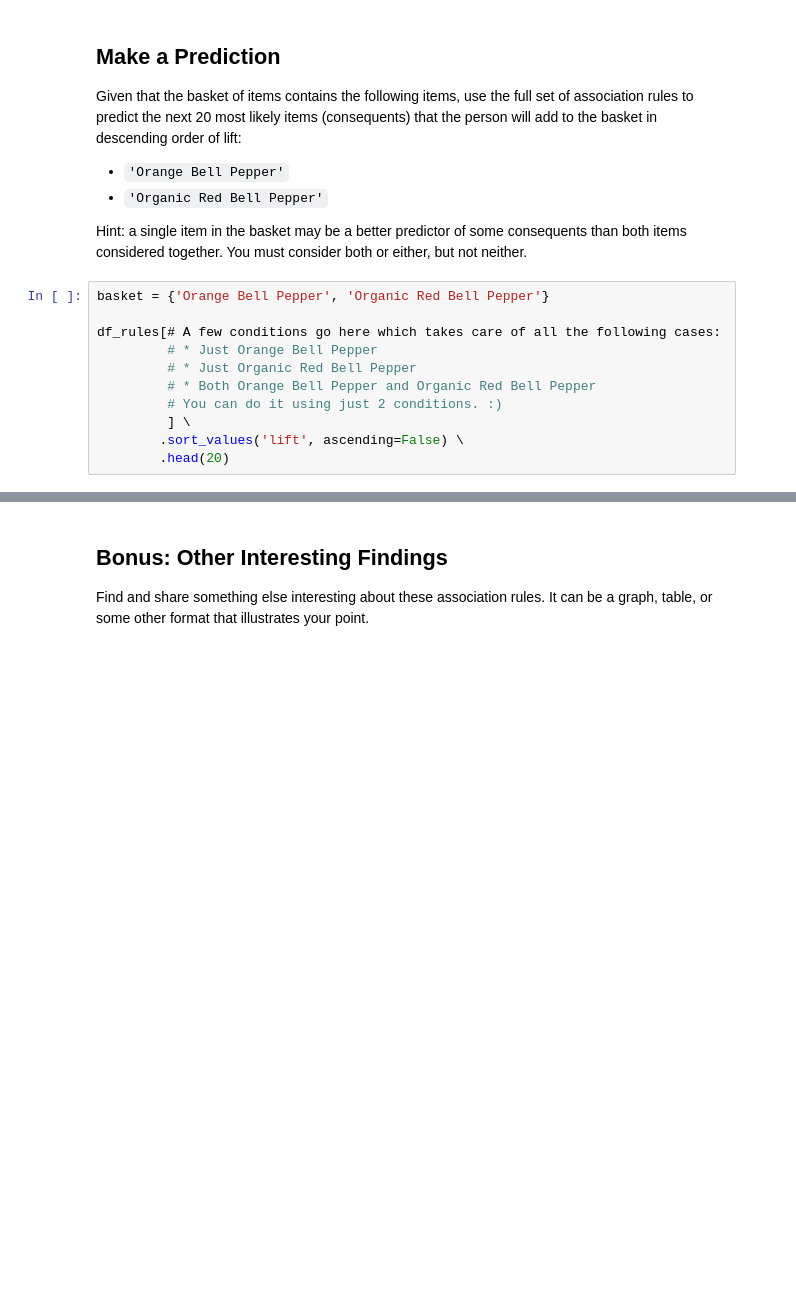
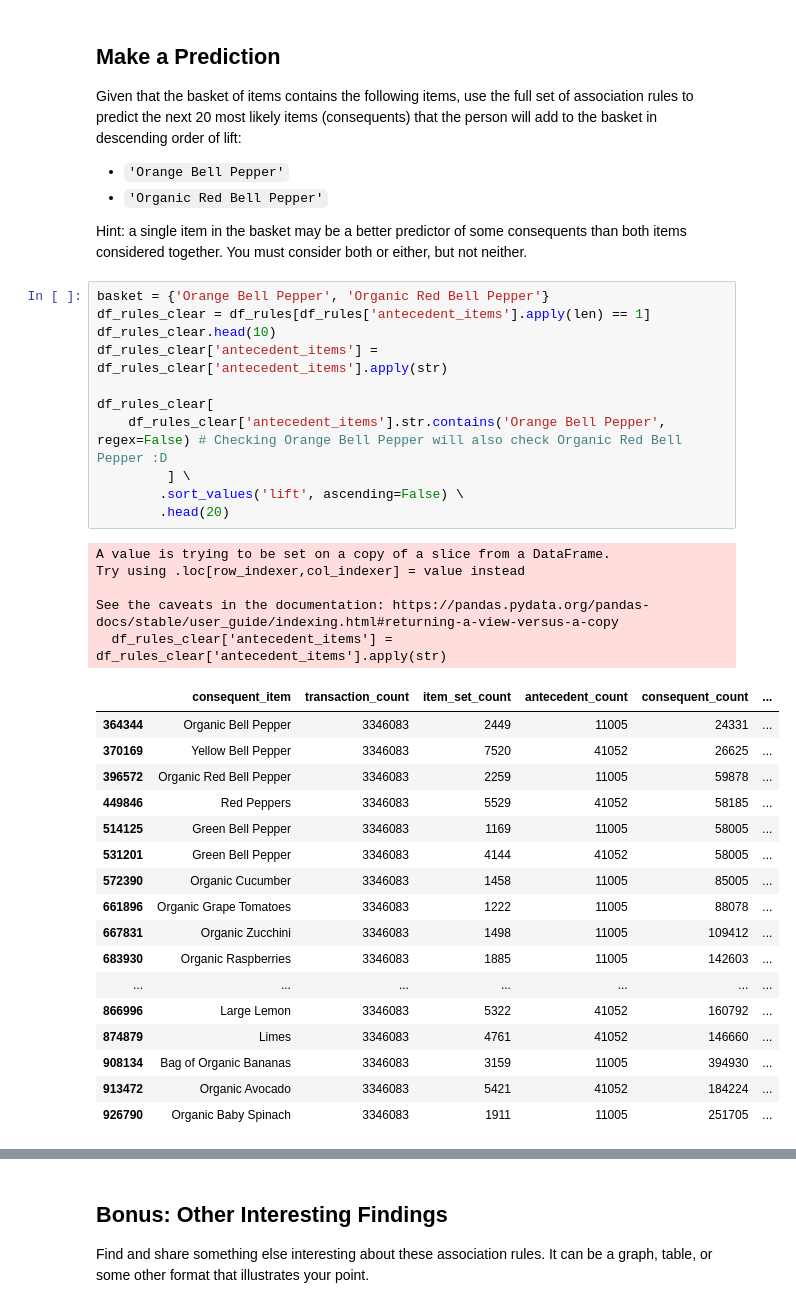
Before and after one commit to jaynopponep/my-fork-2024-DS-Tue, a Jupyter notebook: Week-05-Unsupervised-Learning/Jay-Exercise.ipynb, the cells around one changed output, grey strips where cells are left out. Saved outputs shown, nothing was run; the diff lists cells and outputs as text; blank space fills up the shorter version.

```diff
--- a/Week-05-Unsupervised-Learning/Jay-Exercise.ipynb
+++ b/Week-05-Unsupervised-Learning/Jay-Exercise.ipynb
@@ -202,14 +202,37 @@ Given that the basket of items contains the following items, use the full set of
 * `'Organic Red Bell Pepper'`
 
 Hint: a single item in the basket may be a better predictor of some consequents than both items considered together. You must consider both or either, but not neither.
-# %%
-basket = {'Orange Bell Pepper', 'Organic Red Bell Pepper'}
-
-df_rules[# A few conditions go here which takes care of all the following cases:
-         # * Just Orange Bell Pepper
-         # * Just Organic Red Bell Pepper
-         # * Both Orange Bell Pepper and Organic Red Bell Pepper
-         # You can do it using just 2 conditions. :)
-         ] \
-        .sort_values('lift', ascending=False) \
-        .head(20)
+# %%
+basket = {'Orange Bell Pepper', 'Organic Red Bell Pepper'}
+df_rules_clear = df_rules[df_rules['antecedent_items'].apply(len) == 1]
+df_rules_clear.head(10)
+df_rules_clear['antecedent_items'] = df_rules_clear['antecedent_items'].apply(str)
+
+df_rules_clear[
+    df_rules_clear['antecedent_items'].str.contains('Orange Bell Pepper', regex=False) # Checking Orange Bell Pepper will also check Organic Red Bell Pepper :D
+         ] \
+        .sort_values('lift', ascending=False) \
+        .head(20)
+# %% [output]
+A value is trying to be set on a copy of a slice from a DataFrame.
+Try using .loc[row_indexer,col_indexer] = value instead
+
+See the caveats in the documentation: https://pandas.pydata.org/pandas-docs/stable/user_guide/indexing.html#returning-a-view-versus-a-copy
+  df_rules_clear['antecedent_items'] = df_rules_clear['antecedent_items'].apply(str)
+|  | consequent_item | transaction_count | item_set_count | antecedent_count | consequent_count | ... |
+| 364344 | Organic Bell Pepper | 3346083 | 2449 | 11005 | 24331 | ... |
+| 370169 | Yellow Bell Pepper | 3346083 | 7520 | 41052 | 26625 | ... |
+| 396572 | Organic Red Bell Pepper | 3346083 | 2259 | 11005 | 59878 | ... |
+| 449846 | Red Peppers | 3346083 | 5529 | 41052 | 58185 | ... |
+| 514125 | Green Bell Pepper | 3346083 | 1169 | 11005 | 58005 | ... |
+| 531201 | Green Bell Pepper | 3346083 | 4144 | 41052 | 58005 | ... |
+| 572390 | Organic Cucumber | 3346083 | 1458 | 11005 | 85005 | ... |
+| 661896 | Organic Grape Tomatoes | 3346083 | 1222 | 11005 | 88078 | ... |
+| 667831 | Organic Zucchini | 3346083 | 1498 | 11005 | 109412 | ... |
+| 683930 | Organic Raspberries | 3346083 | 1885 | 11005 | 142603 | ... |
+| ... | ... | ... | ... | ... | ... | ... |
+| 866996 | Large Lemon | 3346083 | 5322 | 41052 | 160792 | ... |
+| 874879 | Limes | 3346083 | 4761 | 41052 | 146660 | ... |
+| 908134 | Bag of Organic Bananas | 3346083 | 3159 | 11005 | 394930 | ... |
+| 913472 | Organic Avocado | 3346083 | 5421 | 41052 | 184224 | ... |
+| 926790 | Organic Baby Spinach | 3346083 | 1911 | 11005 | 251705 | ... |
```
Also changed, not shown: parts of 2 cells of this notebook.
